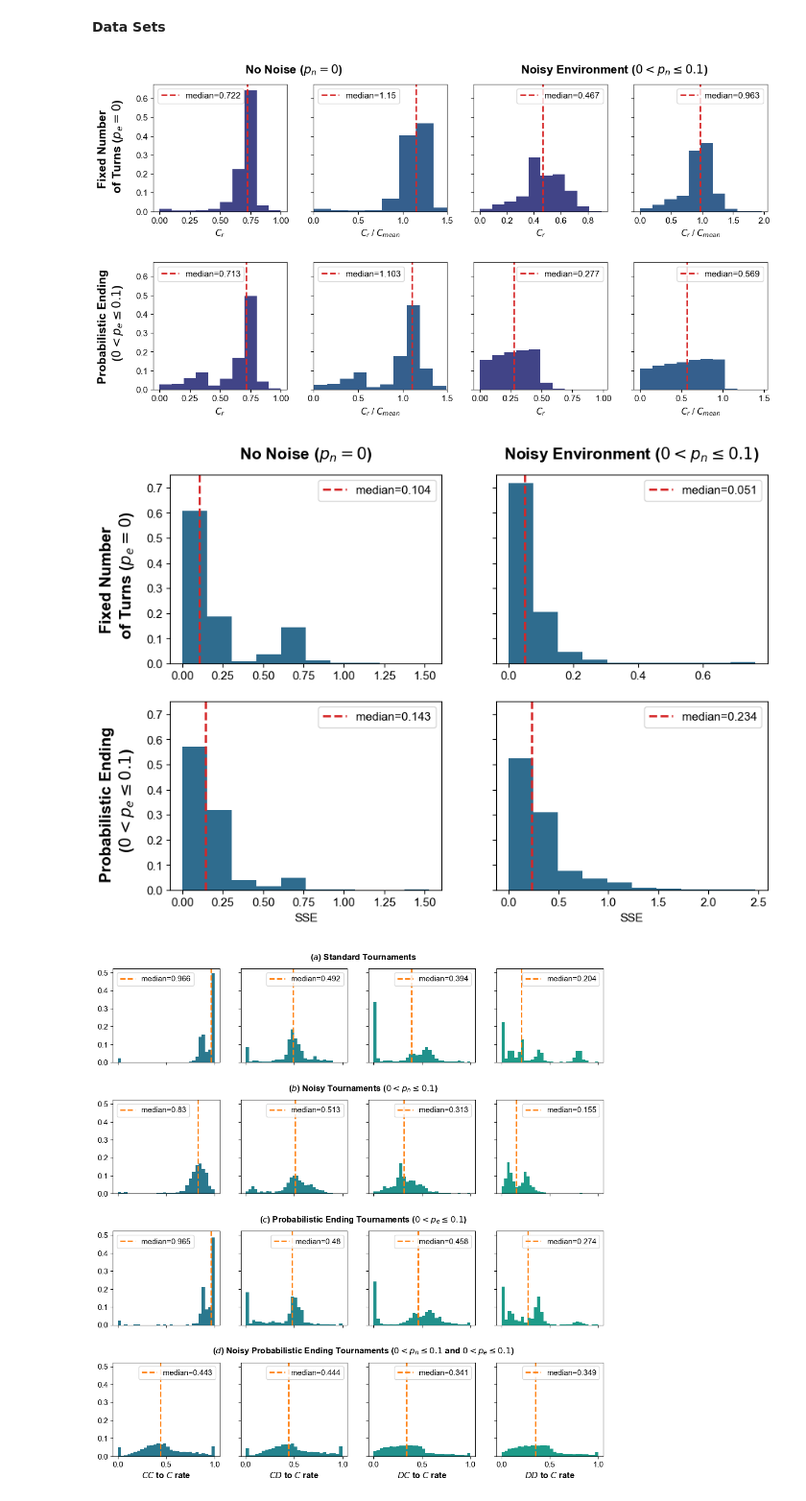
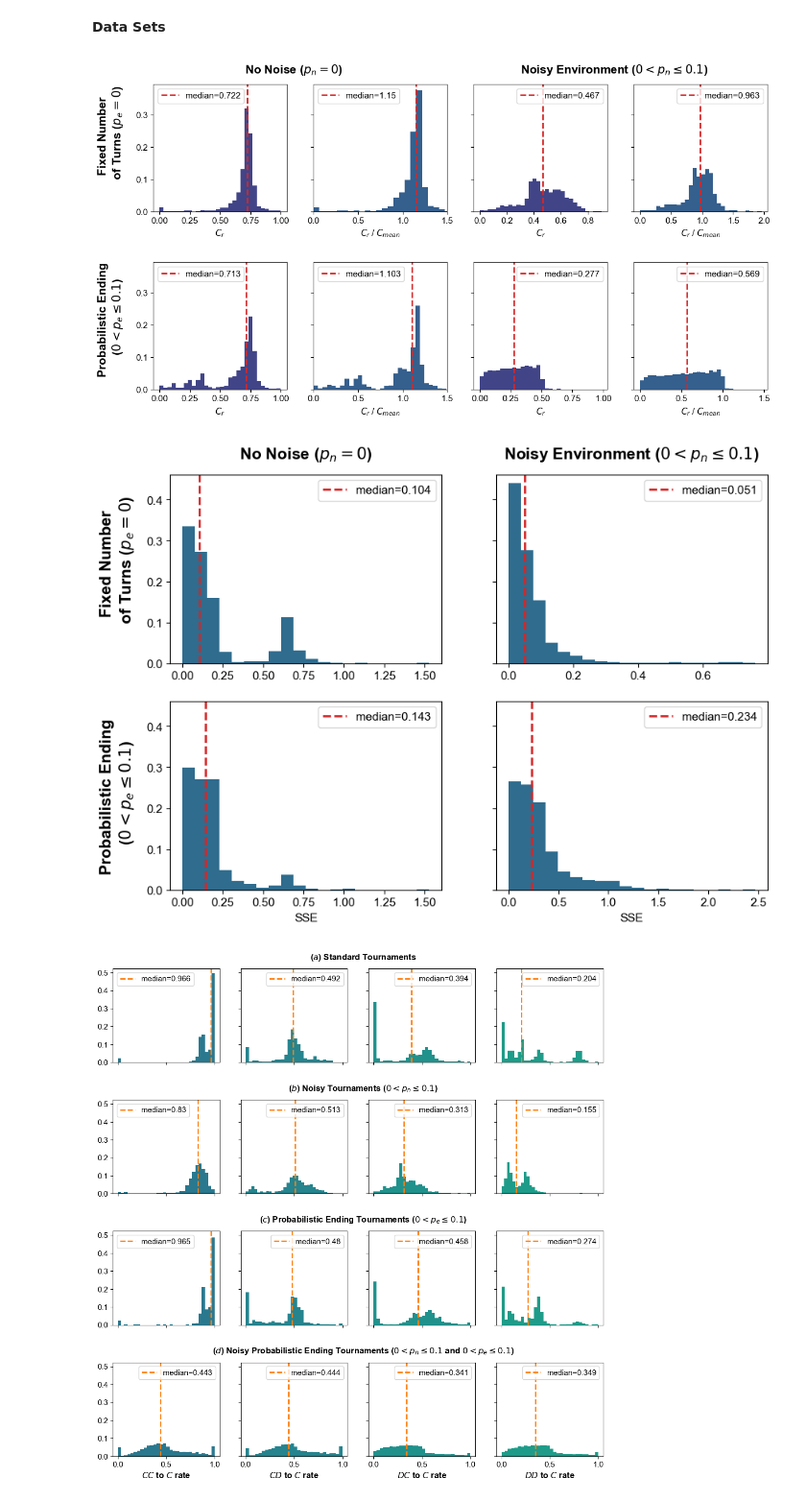
Before and after one commit to Nikoleta-v3/meta-analysis-of-prisoners-dilemma-tournaments, a Jupyter notebook: nbs/4. Discussion.ipynb, the cells around one changed output. Shown at 96% size. Drawn from its saved outputs; the diff is of its cells as text; code cells hidden in the pictures.

Commit message:
change bin size for hist plots

```diff
--- a/nbs/4. Discussion.ipynb
+++ b/nbs/4. Discussion.ipynb
@@ -58,7 +58,7 @@ for j, df in enumerate(winners):
 
         values = df[rate]
         weights = np.ones_like(values) / float(len(values))
-        axes[int(j / 2), count % 4].hist(values, weights=weights, color=colors[i])
+        axes[int(j / 2), count % 4].hist(values, weights=weights, color=colors[i], bins=30)
 
         axes[int(j / 2), count % 4].axvline(
             np.median(values),
@@ -68,34 +68,34 @@ for j, df in enumerate(winners):
             label="median=%s" % round(np.median(values), 3),
         )
         axes[int(j / 2), count % 4].legend();
 
         count +=1
 
 for i in [1, 3]:
     axes[0, i].set_xlabel(plot.features_labels['Cooperation_rating_comp_to_mean'])
     axes[1, i].set_xlabel(plot.features_labels['Cooperation_rating_comp_to_mean'])
     axes[0, 1].set_xlim(0, 2)
     axes[1, 1].set_xlim(0, 2)
 
 for i in [0, 2]:
     axes[0, i].set_xlabel(plot.features_labels['Cooperation_rating'])
     axes[1, i].set_xlabel(plot.features_labels['Cooperation_rating'])
     axes[0, 1].set_xlim(0, 1.5)
     axes[1, 1].set_xlim(0, 1.5)
 
 plt.subplots_adjust(hspace=0.4)
 
 axes[0, 0].text(-.4, 0.1, "Fixed Number \n of Turns ($p_e = 0$)", ha='center', fontsize=15, rotation=90, fontweight='bold',)
 
 axes[1, 0].text(-.4, 0.05, "Probabilistic Ending \n ($0 < p_e \leq 0.1$)", ha='center',  fontsize=15, rotation=90, fontweight='bold',)
 
 axes[0, 0].set_title("No Noise ($p_n = 0$)", fontsize=15, fontweight='bold', y=1.05, x=1.05)
 
 axes[0, 2].set_title("Noisy Environment ($0 < p_n \leq 0.1$)", fontsize=15, fontweight='bold', y=1.05, x=1.05);
 
 fig.savefig('../images/features_result.pdf', bbox_inches='tight')
 # %% [output]
-[figure, old version]
+[figure, new version]
 # %%
 fig, axes = plt.subplots(nrows=2, ncols=2,
                          sharey=True, figsize=(10, 7))
@@ -107,7 +107,7 @@ for j, df in enumerate(winners):
 
         values = df[rate]
         weights = np.ones_like(values) / float(len(values))
-        axes[int(j / 2), count % 2].hist(values, weights=weights, color=color_sse)
+        axes[int(j / 2), count % 2].hist(values, weights=weights, color=color_sse, bins=20)
 
         axes[int(j / 2), count % 2].axvline(
             np.median(values),
@@ -133,7 +133,7 @@ axes[0, 1].set_title("Noisy Environment ($0 < p_n \leq 0.1$)", fontsize=15, font
 
 fig.savefig('../images/sse.pdf', bbox_inches='tight')
 # %% [output]
-[figure, old version]
+[figure, new version]
 # %%
 fig, axes = plt.subplots(nrows=4, ncols=4,
                          sharey=True, sharex=True, figsize=(12.5, 12.5))
```
Also changed, not shown: 4 other files.
